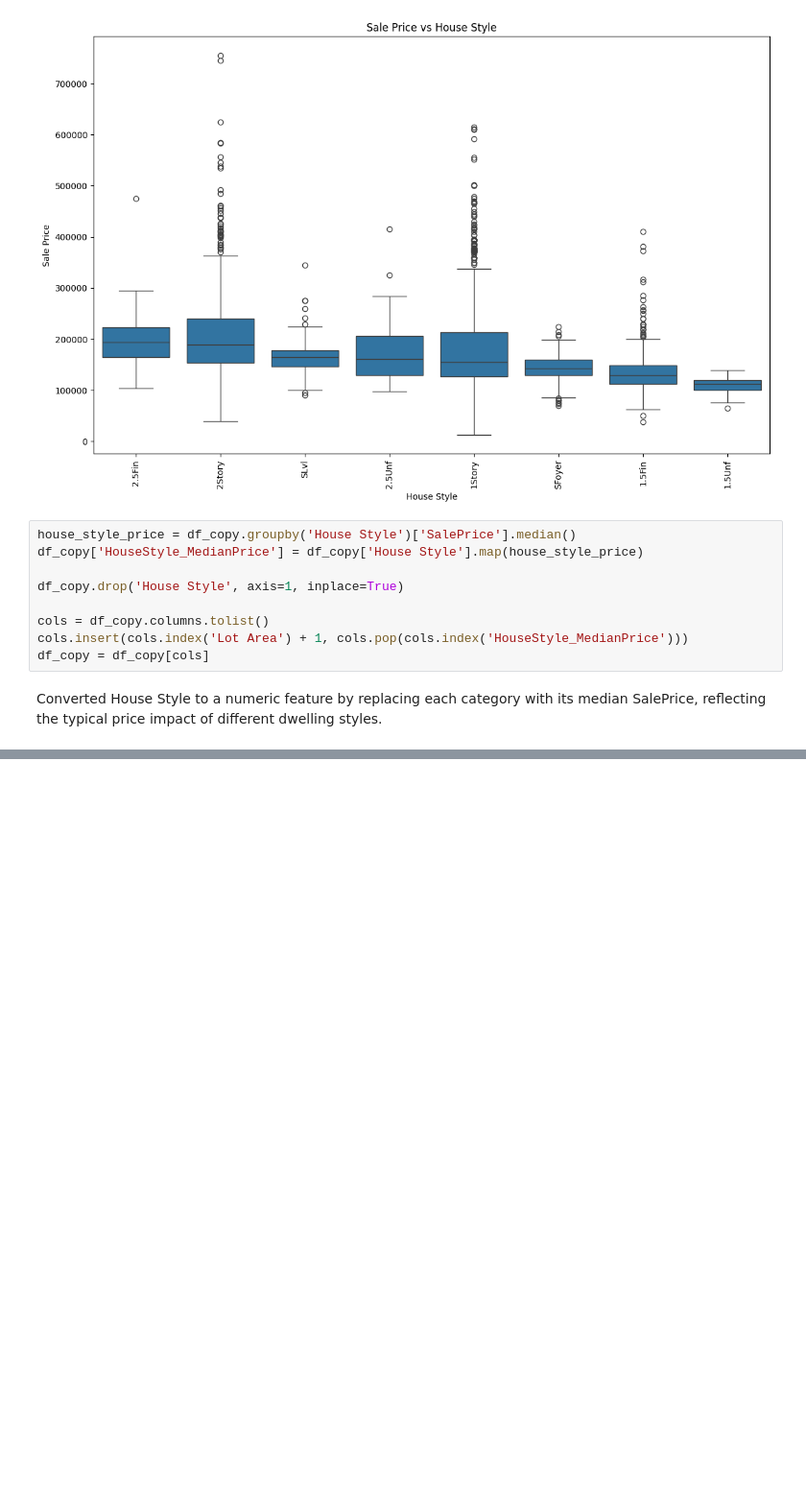
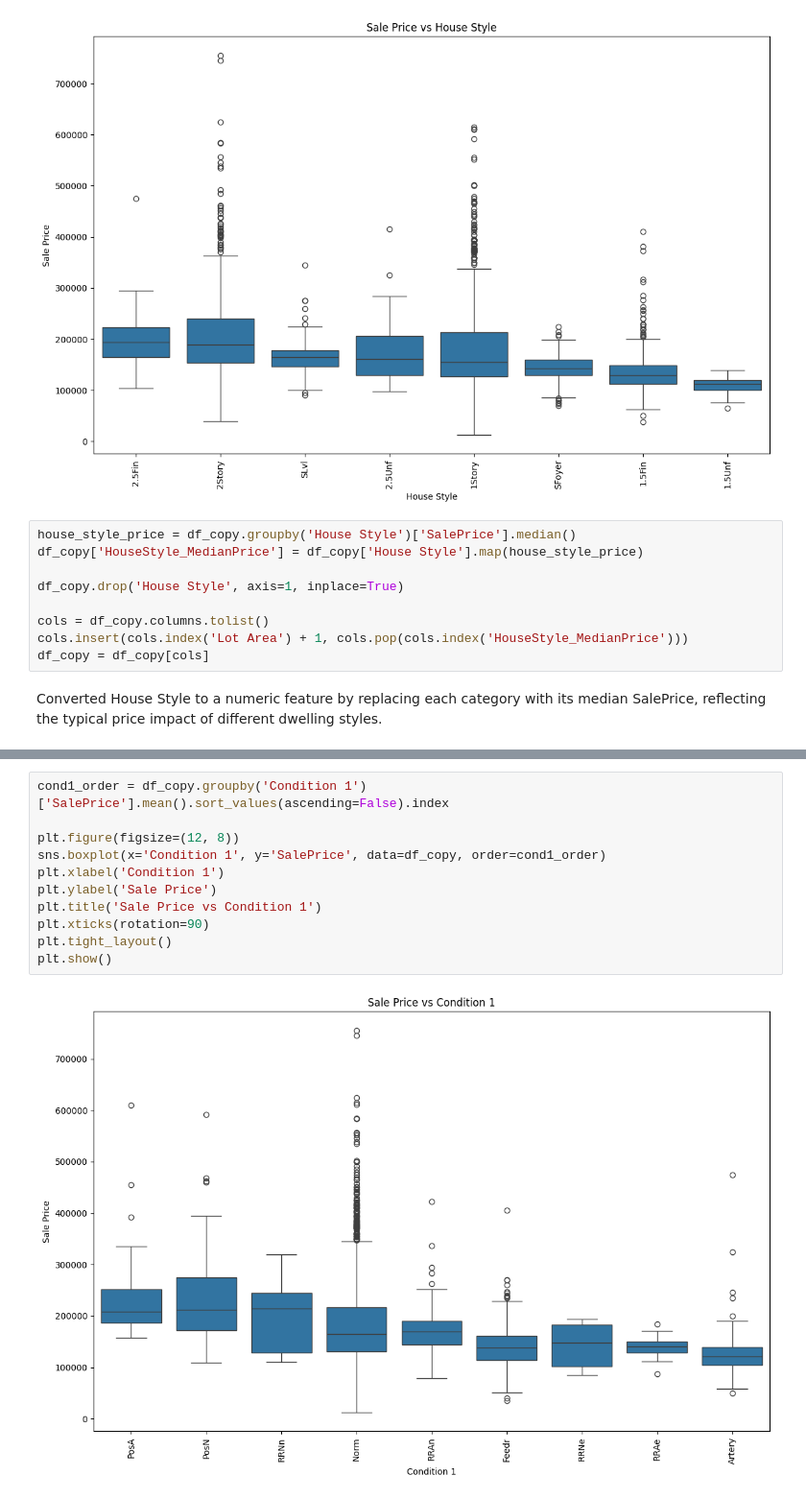
Before and after one commit to hedesiustefan/ML_Project, a Jupyter notebook: cat_feat_encode.ipynb, the cells around one changed output, grey strips where cells are left out. Shown at 96% size. Saved outputs shown, nothing was run; the diff lists cells and outputs as text; blank space fills up the shorter version.

```diff
--- a/cat_feat_encode.ipynb
+++ b/cat_feat_encode.ipynb
@@ -613,0 +635,13 @@ Converted House Style to a numeric feature by replacing each category with its m
+# %%
+cond1_order = df_copy.groupby('Condition 1')['SalePrice'].mean().sort_values(ascending=False).index
+
+plt.figure(figsize=(12, 8))
+sns.boxplot(x='Condition 1', y='SalePrice', data=df_copy, order=cond1_order)
+plt.xlabel('Condition 1')
+plt.ylabel('Sale Price')
+plt.title('Sale Price vs Condition 1')
+plt.xticks(rotation=90)
+plt.tight_layout()
+plt.show()
+# %% [output]
+[figure, added]
```
Also changed, not shown: parts of 33 cells of this notebook.
